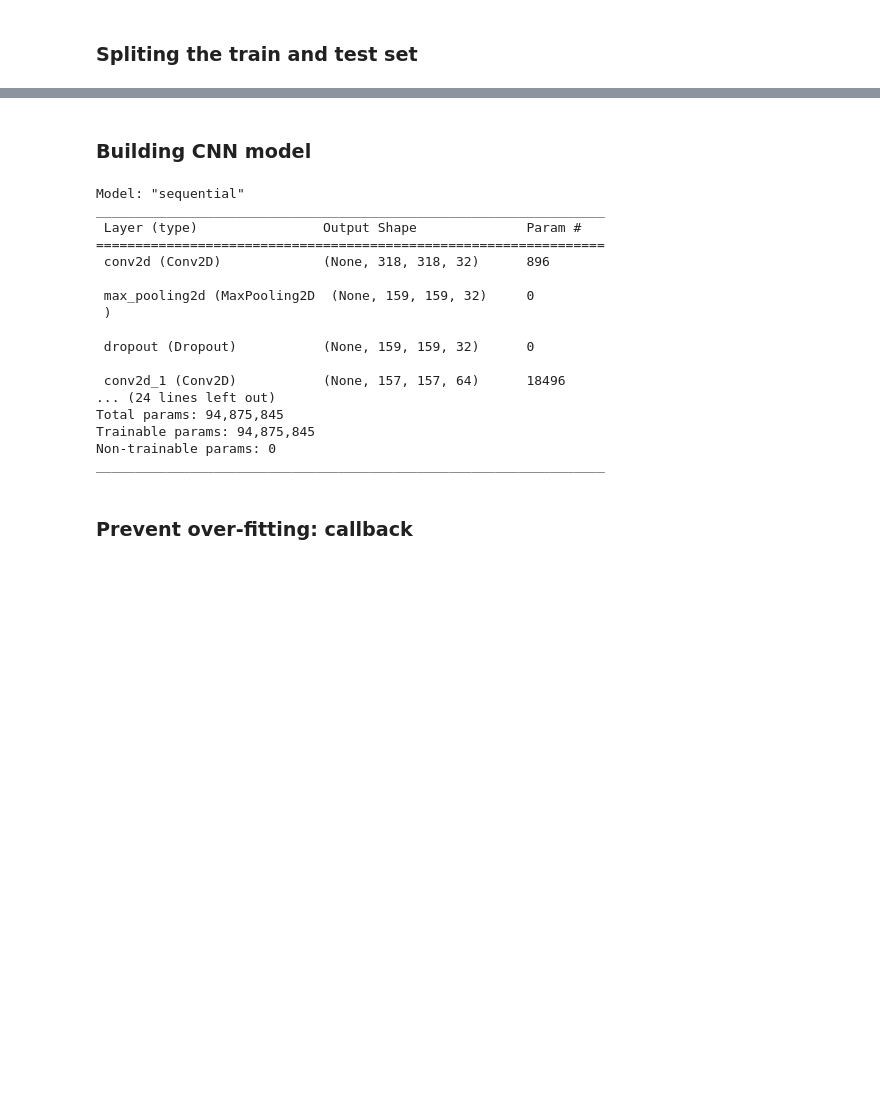
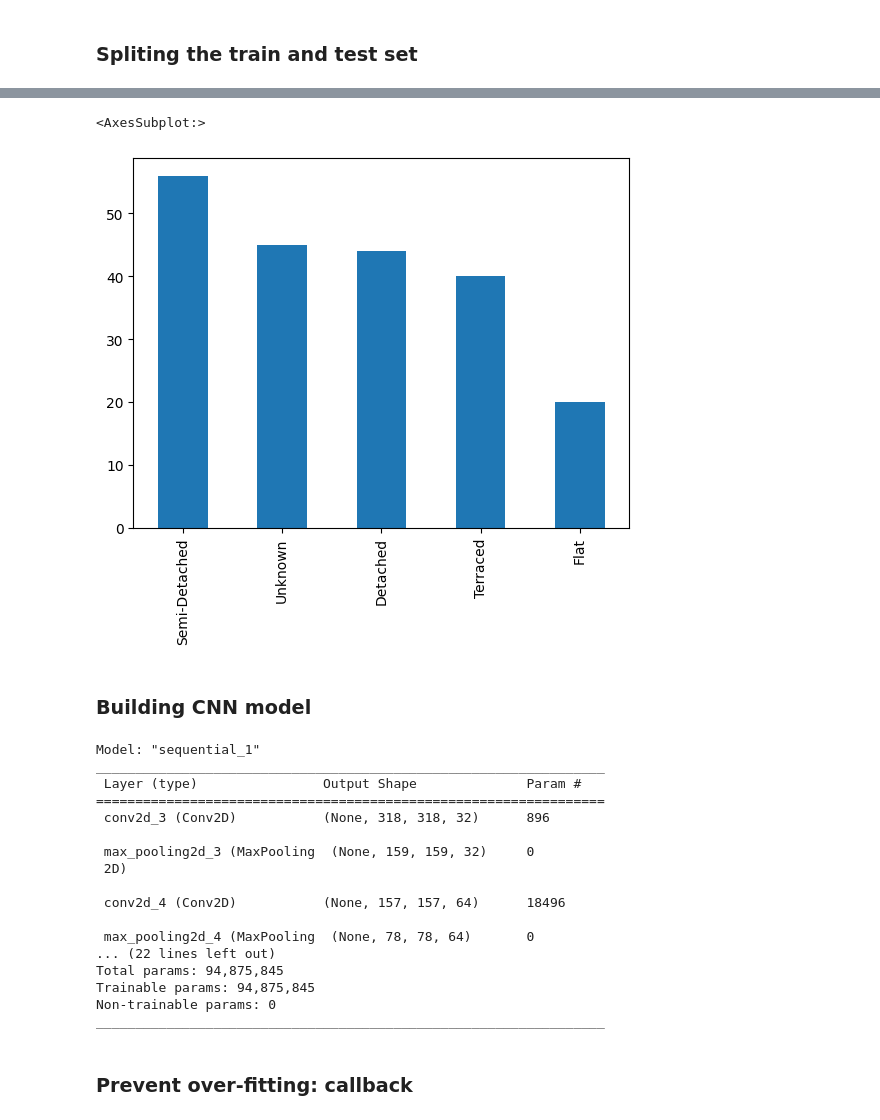
Before and after one commit to StaceyTf1999/graduateproject1_housetype.predicting, a Jupyter notebook: housing_predicting.ipynb, the cells around one changed output, grey strips where cells are left out. Cells and saved outputs as stored; diff of their text form; code cells hidden in the pictures; blank space fills up the shorter version.

```diff
--- a/housing_predicting.ipynb
+++ b/housing_predicting.ipynb
@@ -80,2 +150,7 @@ test['propertyType'].value_counts().plot.bar()
+# %%
+validation['propertyType'].value_counts().plot.bar()
+# %% [output]
+<AxesSubplot:>
+[figure, added]
 # %%
 train_num = train.shape[0]
@@ -97,7 +172,7 @@ model.add(Conv2D(32, (3, 3), activation='relu', input_shape=(IMAGE_WIDTH, IMAGE_
 # model.add(MaxPooling2D(pool_size=(2, 2)))
 # max pool layer
 model.add(MaxPooling2D())
-model.add(Dropout(0.25))
+# model.add(Dropout(0.25))
 
 model.add(Conv2D(64, (3, 3), activation='relu'))
 # model.add(BatchNormalization())
@@ -124,19 +199,19 @@ model.compile(optimizer='adam', loss='categorical_crossentropy', metrics=['accur
 
 model.summary()
 # %% [output]
-Model: "sequential"
+Model: "sequential_1"
 _________________________________________________________________
  Layer (type)                Output Shape              Param #
 =================================================================
- conv2d (Conv2D)             (None, 318, 318, 32)      896
+ conv2d_3 (Conv2D)           (None, 318, 318, 32)      896
 
- max_pooling2d (MaxPooling2D  (None, 159, 159, 32)     0
- )
+ max_pooling2d_3 (MaxPooling  (None, 159, 159, 32)     0
+ 2D)
 
- dropout (Dropout)           (None, 159, 159, 32)      0
+ conv2d_4 (Conv2D)           (None, 157, 157, 64)      18496
 
- conv2d_1 (Conv2D)           (None, 157, 157, 64)      18496
-... (24 lines left out)
+ max_pooling2d_4 (MaxPooling  (None, 78, 78, 64)       0
+... (22 lines left out)
 Total params: 94,875,845
 Trainable params: 94,875,845
 Non-trainable params: 0
```
Also changed, not shown: parts of 21 cells of this notebook.
